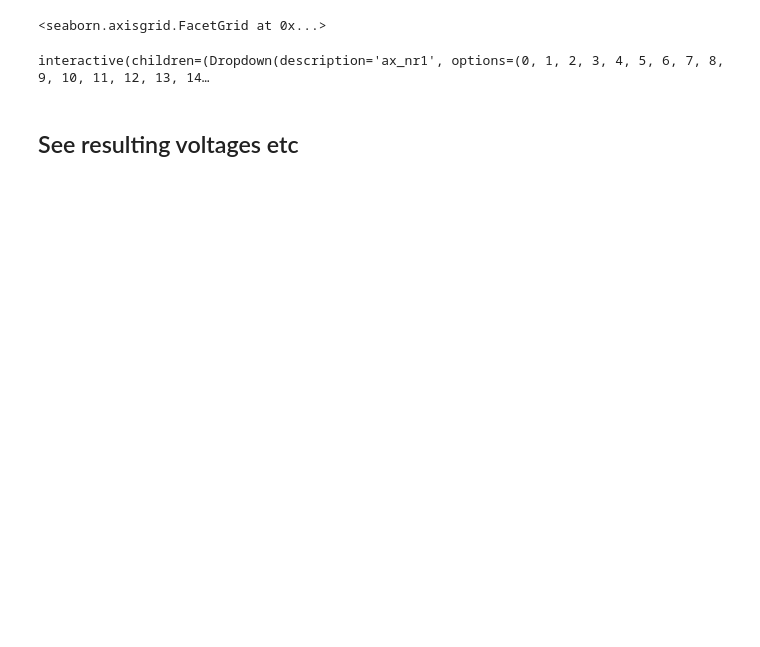
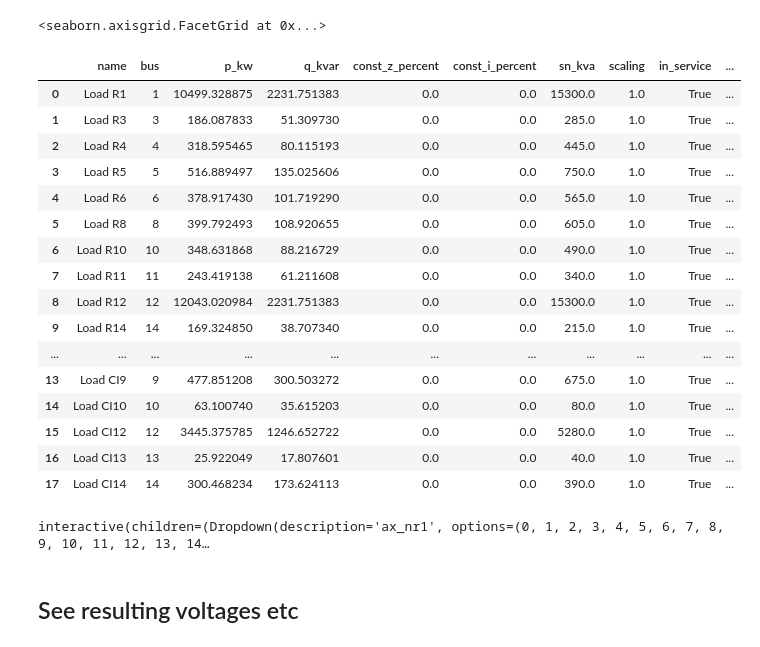
Before and after one commit to vegraux/master_thesis, a Jupyter notebook: RLpower/notebooks/visualise_actions.ipynb, the cells around one changed output. Saved outputs shown, nothing was run; the diff lists cells and outputs as text; code cells hidden in the pictures; blank space fills up the shorter version.

Commit message:
models

```diff
--- a/RLpower/notebooks/visualise_actions.ipynb
+++ b/RLpower/notebooks/visualise_actions.ipynb
@@ -179,10 +192,16 @@ sns.lineplot(x="steps", y="actions", data=load_data, ax=ax, label='load')
 # %% [markdown]
 ## Import models
 # %%
-model_name = 'activation_cost1'
-params = model_name +'_params.pkl'
+model_name = 'discount_06' #flexible_load_first, overnight, larger_margin_cost, discount_06
+
+params_name = model_name +'_params.p'
 model = DDPG.load('models/'+model_name)
 env = ActiveEnv(force_commitments=False)
+with open('models/' + params_name,'rb') as f:
+    params = pickle.load(f)
+
+env.set_parameters(params)
+
 model.set_env(env)
 # %% [output]
 Loading a model without an environment, this model cannot be trained until it has a valid environment.
@@ -222,6 +239,26 @@ grid.add_legend()
 [interactive output not drawn]
 [interactive output not drawn]
 <seaborn.axisgrid.FacetGrid at 0x...>
+# %%
+env.powergrid.load
+# %% [output]
+|  | name | bus | p_kw | q_kvar | const_z_percent | const_i_percent | sn_kva | scaling | in_service | ... |
+| 0 | Load R1 | 1 | 10499.328875 | 2231.751383 | 0.0 | 0.0 | 15300.0 | 1.0 | True | ... |
+| 1 | Load R3 | 3 | 186.087833 | 51.309730 | 0.0 | 0.0 | 285.0 | 1.0 | True | ... |
+| 2 | Load R4 | 4 | 318.595465 | 80.115193 | 0.0 | 0.0 | 445.0 | 1.0 | True | ... |
+| 3 | Load R5 | 5 | 516.889497 | 135.025606 | 0.0 | 0.0 | 750.0 | 1.0 | True | ... |
+| 4 | Load R6 | 6 | 378.917430 | 101.719290 | 0.0 | 0.0 | 565.0 | 1.0 | True | ... |
+| 5 | Load R8 | 8 | 399.792493 | 108.920655 | 0.0 | 0.0 | 605.0 | 1.0 | True | ... |
+| 6 | Load R10 | 10 | 348.631868 | 88.216729 | 0.0 | 0.0 | 490.0 | 1.0 | True | ... |
+| 7 | Load R11 | 11 | 243.419138 | 61.211608 | 0.0 | 0.0 | 340.0 | 1.0 | True | ... |
+| 8 | Load R12 | 12 | 12043.020984 | 2231.751383 | 0.0 | 0.0 | 15300.0 | 1.0 | True | ... |
+| 9 | Load R14 | 14 | 169.324850 | 38.707340 | 0.0 | 0.0 | 215.0 | 1.0 | True | ... |
+| ... | ... | ... | ... | ... | ... | ... | ... | ... | ... | ... |
+| 13 | Load CI9 | 9 | 477.851208 | 300.503272 | 0.0 | 0.0 | 675.0 | 1.0 | True | ... |
+| 14 | Load CI10 | 10 | 63.100740 | 35.615203 | 0.0 | 0.0 | 80.0 | 1.0 | True | ... |
+| 15 | Load CI12 | 12 | 3445.375785 | 1246.652722 | 0.0 | 0.0 | 5280.0 | 1.0 | True | ... |
+| 16 | Load CI13 | 13 | 25.922049 | 17.807601 | 0.0 | 0.0 | 40.0 | 1.0 | True | ... |
+| 17 | Load CI14 | 14 | 300.468234 | 173.624113 | 0.0 | 0.0 | 390.0 | 1.0 | True | ... |
 # %%
 @interact
 def plot_load(ax_nr1=range(18),ax_nr2=range(18),period=(0,200)):
```
Also changed, not shown: parts of 23 cells of this notebook, 17 other files.
